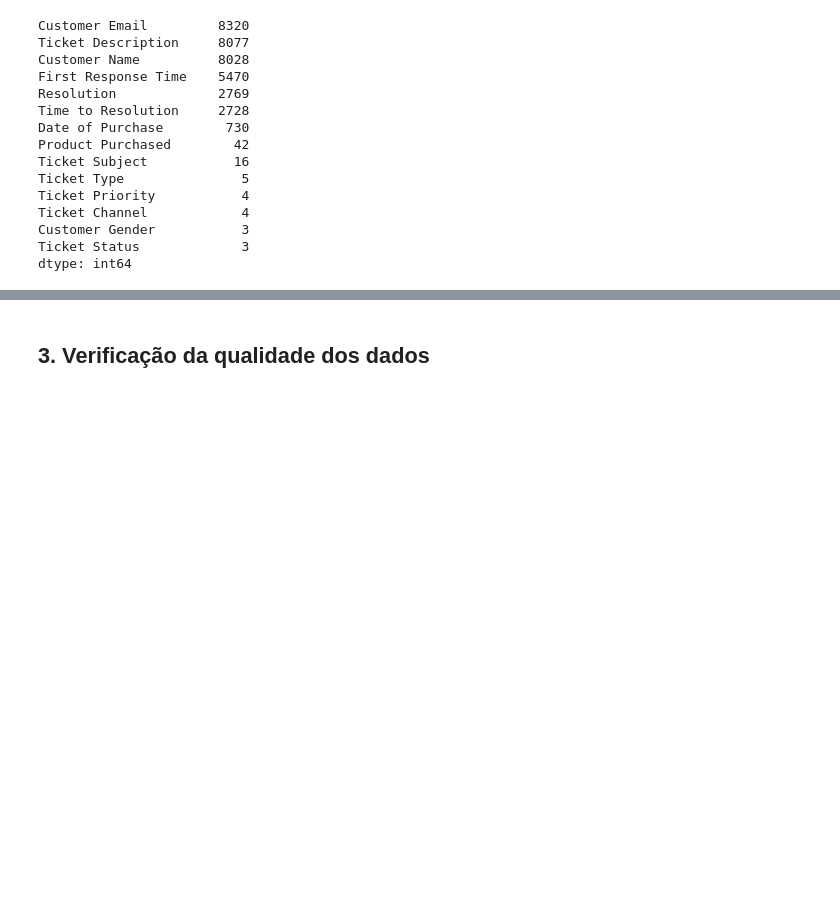
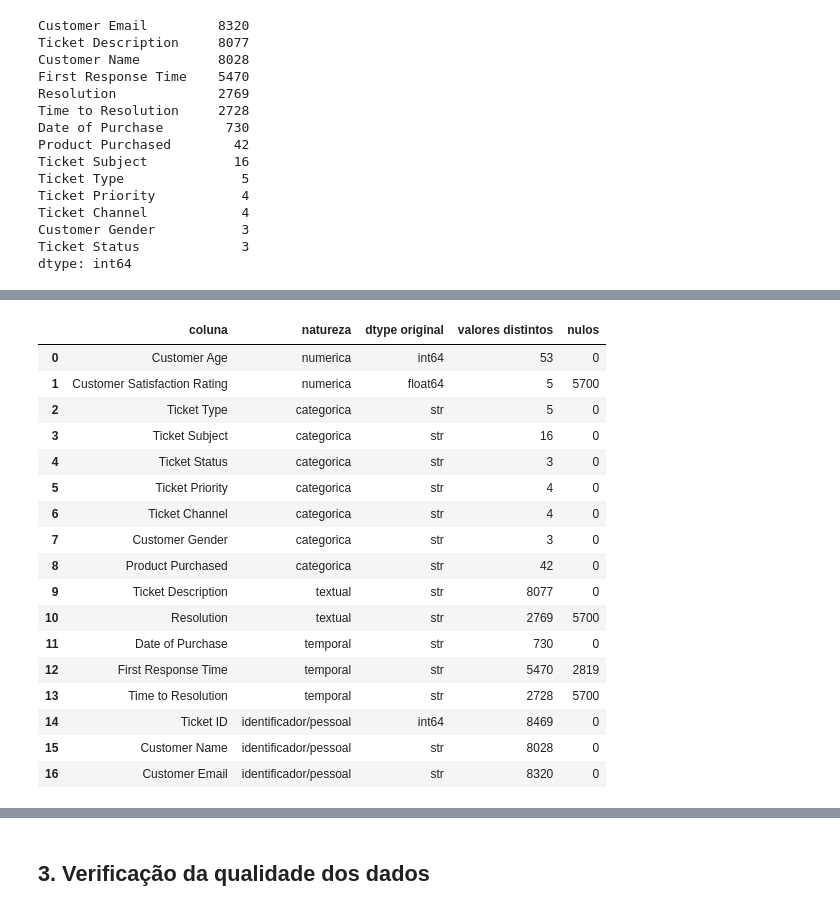
Before and after one commit to johnscottini/jonathan_scottini_pedro_mendes_vitor_daniel_pb, a Jupyter notebook: eda/eda.ipynb, the cells around one changed output, grey strips where cells are left out. Drawn from its saved outputs; the diff is of its cells as text; code cells hidden in the pictures; blank space fills up the shorter version.

```diff
--- a/eda/eda.ipynb
+++ b/eda/eda.ipynb
@@ -157,0 +196,46 @@ dtype: int64
+# %%
+VARIAVEIS = {
+    "numerica": ["Customer Age", "Customer Satisfaction Rating"],
+    "categorica": ["Ticket Type", "Ticket Subject", "Ticket Status", "Ticket Priority",
+                   "Ticket Channel", "Customer Gender", "Product Purchased"],
+    "textual": ["Ticket Description", "Resolution"],
+    "temporal": ["Date of Purchase", "First Response Time", "Time to Resolution"],
+    "identificador/pessoal": ["Ticket ID", "Customer Name", "Customer Email"],
+}
+
+classificacao = pd.DataFrame(
+    [
+        {
+            "coluna": col,
+            "natureza": natureza,
+            "dtype original": str(df[col].dtype),
+            "valores distintos": df[col].nunique(),
+            "nulos": int(df[col].isnull().sum()),
+        }
+        for natureza, cols in VARIAVEIS.items()
+        for col in cols
+    ]
+)
+
+# Garante que nenhuma das 17 colunas ficou de fora da classificação
+assert set(classificacao["coluna"]) == set(df.columns), "coluna não classificada!"
+classificacao
+# %% [output]
+|  | coluna | natureza | dtype original | valores distintos | nulos |
+| 0 | Customer Age | numerica | int64 | 53 | 0 |
+| 1 | Customer Satisfaction Rating | numerica | float64 | 5 | 5700 |
+| 2 | Ticket Type | categorica | str | 5 | 0 |
+| 3 | Ticket Subject | categorica | str | 16 | 0 |
+| 4 | Ticket Status | categorica | str | 3 | 0 |
+| 5 | Ticket Priority | categorica | str | 4 | 0 |
+| 6 | Ticket Channel | categorica | str | 4 | 0 |
+| 7 | Customer Gender | categorica | str | 3 | 0 |
+| 8 | Product Purchased | categorica | str | 42 | 0 |
+| 9 | Ticket Description | textual | str | 8077 | 0 |
+| 10 | Resolution | textual | str | 2769 | 5700 |
+| 11 | Date of Purchase | temporal | str | 730 | 0 |
+| 12 | First Response Time | temporal | str | 5470 | 2819 |
+| 13 | Time to Resolution | temporal | str | 2728 | 5700 |
+| 14 | Ticket ID | identificador/pessoal | int64 | 8469 | 0 |
+| 15 | Customer Name | identificador/pessoal | str | 8028 | 0 |
+| 16 | Customer Email | identificador/pessoal | str | 8320 | 0 |
```
Also changed, not shown: parts of 12 cells of this notebook, 16 other files.
